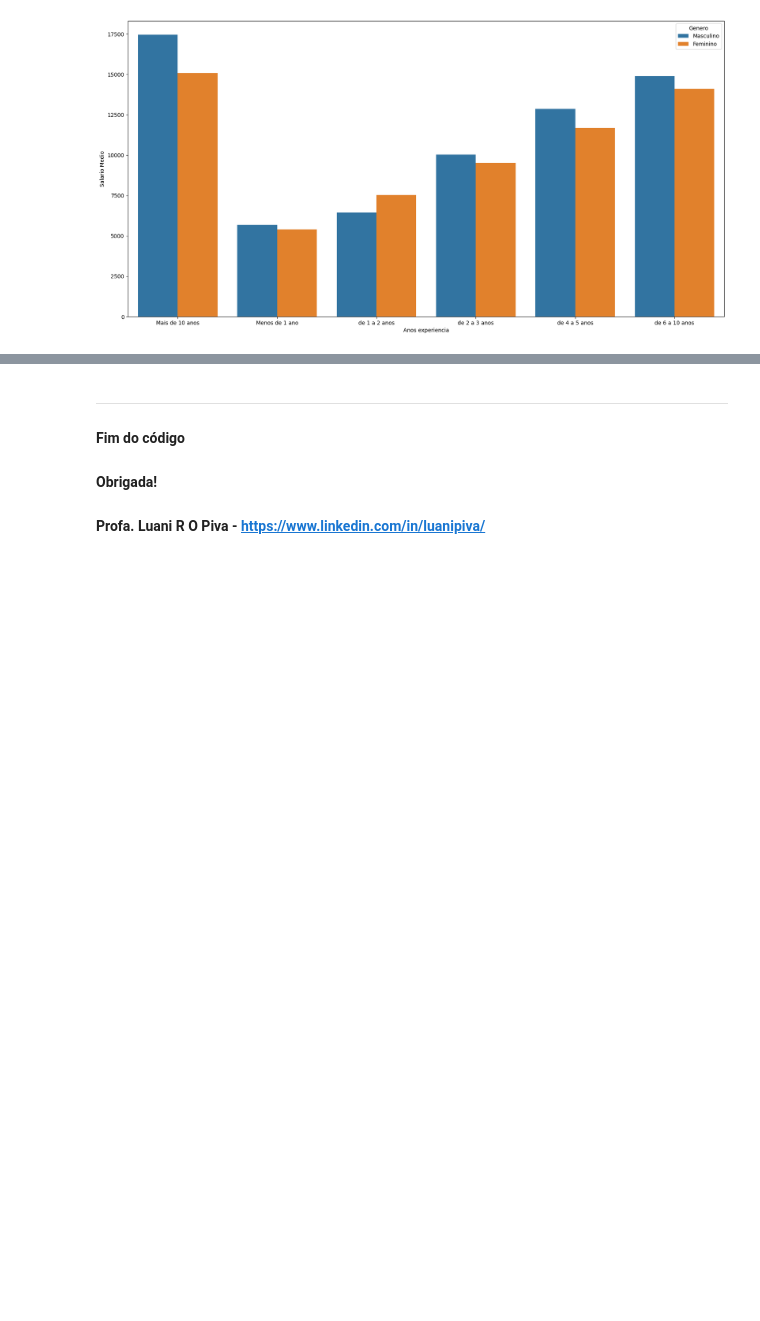
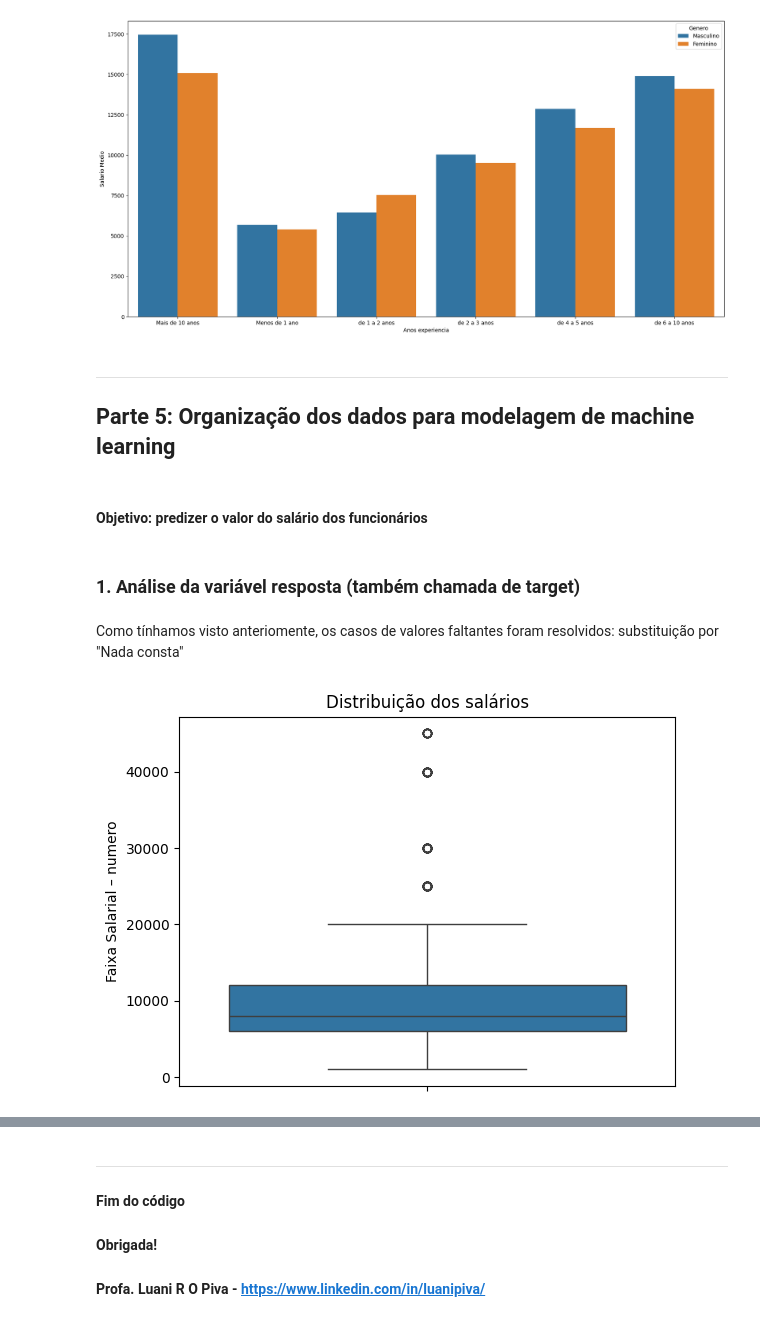
Before and after one commit to Equipe16-IAA/IAA002-TrabalhoFinal, a Jupyter notebook: LPA - TrabalhoFinal-Main.ipynb, the cells around one changed output, grey strips where cells are left out. Drawn from its saved outputs; the diff is of its cells as text; code cells hidden in the pictures; blank space fills up the shorter version.

Commit message:
Alteração para Incluir as etapas de machine learning no trabalho final

```diff
--- a/LPA - TrabalhoFinal-Main.ipynb
+++ b/LPA - TrabalhoFinal-Main.ipynb
@@ -144,6 +158,6 @@ dados['Area Formacao'].fillna('Nada Consta', inplace=True)
 # %%
-# Ou então, podemos excluir a coluna com valor faltante, se não for relevante para a análise (atenção ao fazer isso)
-dados.drop('Area Formacao', axis=1, inplace=True)
+# Ou então, podemos excluir a coluna com valor faltante, se não for relevante para a análise
+# dados.drop('Faixa Salarial – numero', axis=1, inplace=True)
 
 ## axis = 1 - sentido da coluna; axis = 2 - sentido das linhas
 # %%
@@ -205,7 +220,7 @@ Name: count, dtype: int64
 # %%
 # Criando uma nova coluna
 # Função para calcular a média salarial dos funcionários
-dados['Média Salarial'] = dados['Faixa Salarial – numero'].mean().round()
+dados['Média Salarial'] = dados['Faixa Salarial – numero'].mean().round(0)
 # %%
 # Resultado após inserção de nova coluna
 dados.head()
@@ -404,3 +443,16 @@ plt.figure(figsize=(20,10))
 sns.barplot(x='Anos experiencia', y='Salario Medio', hue='Genero', data=media_anos_experiencia, hue_order=['Masculino', 'Feminino']);
 # %% [output]
 [figure]
+# %% [markdown]
+---
+## Parte 5: Organização dos dados para modelagem de machine learning
+# %% [markdown]
+#### Objetivo: predizer o valor do salário dos funcionários
+# %% [markdown]
+### 1. Análise da variável resposta (também chamada de target)
+# %% [markdown]
+Como tínhamos visto anteriomente, os casos de valores faltantes foram resolvidos: substituição por "Nada consta"
+# %%
+sns.boxplot(dados['Faixa Salarial – numero']).set_title("Distribuição dos salários");
+# %% [output]
+[figure, added]
```
Also changed, not shown: parts of 71 cells of this notebook.
